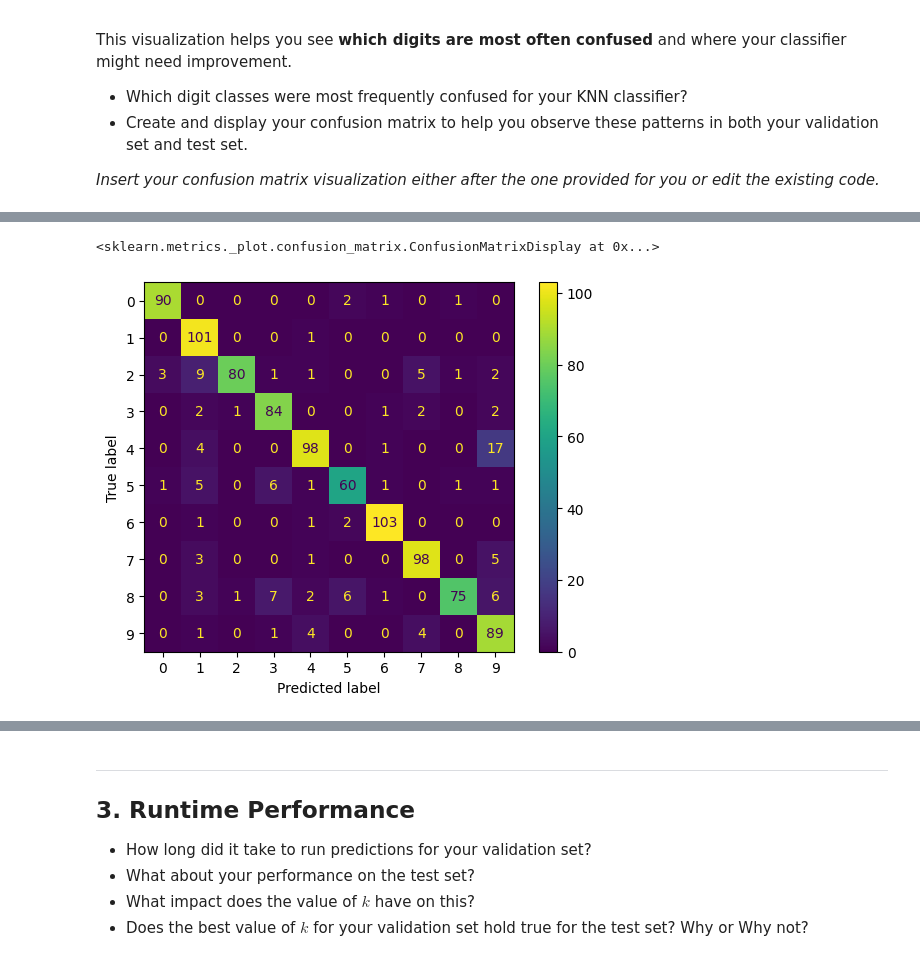
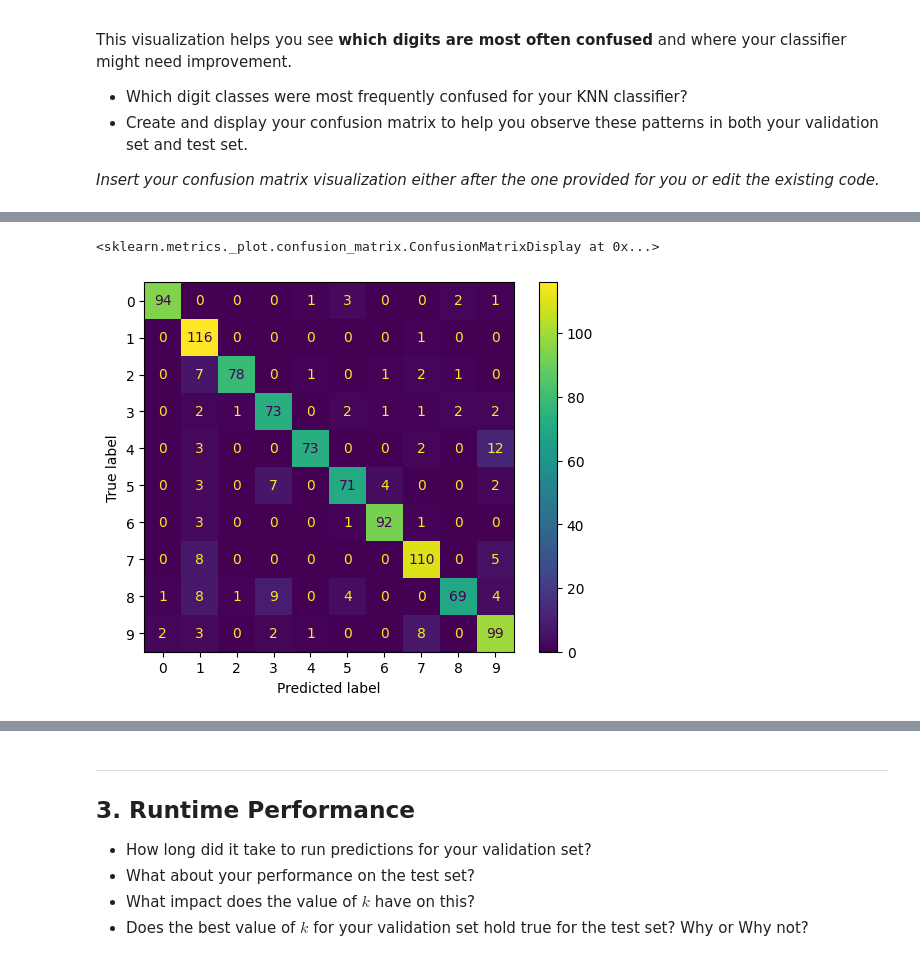
Before and after one commit to 7sr7/Intro-to-AI-HW2, a Jupyter notebook: Silvestre_Intro_to_AI_HW_2.ipynb, the cells around one changed output, grey strips where cells are left out. Cells and saved outputs as stored; diff of their text form; code cells hidden in the pictures.

```diff
--- a/Silvestre_Intro_to_AI_HW_2.ipynb
+++ b/Silvestre_Intro_to_AI_HW_2.ipynb
@@ -308,9 +309,9 @@ for k in kVals:
   # thus, i limited the data to the first 1000 samples...
   # preds = knn_predictor(x_train_norm, y_train, x_val_norm, k)
 
-  preds = knn_predictor(x_train_flattened_norm[:1000], y_train[:1000], x_val_flattened_norm[:1000], k)
+  predsVal = knn_predictor(x_train_flattened_norm[:1000], y_train[:1000], x_val_flattened_norm[:1000], k)
 
-  correct = (preds == y_val[:1000])
+  correct = (predsVal == y_val[:1000])
   accuracy = np.mean(correct)
   accuracies[k] = accuracy
 
@@ -566,20 +573,19 @@ from the confusion matrix shown below, we observe that:
 # %%
-# Example: confusion matrix demonstration with dummy data
-
+# for the vaidation set...
 from sklearn.metrics import confusion_matrix, ConfusionMatrixDisplay
 
 # Dummy true labels and predictions
 # y_ground_truth = np.array([0, 1, 2, 2, 1, 0])
-y_ground_truth = y_test
+y_ground_truth = y_val
 # y_predictions = np.array([0, 2, 2, 2, 1, 0])
-y_predictions = preds
+y_predictions = predsVal
 
 # Compute confusion matrix
 cm_example = confusion_matrix(y_ground_truth, y_predictions)
 
 # Plot Confusion Matrix
 cm_plot = ConfusionMatrixDisplay(confusion_matrix=cm_example)
 cm_plot.plot()
 # %% [output]
 <sklearn.metrics._plot.confusion_matrix.ConfusionMatrixDisplay at 0x...>
-[figure, old version]
+[figure, new version]
```
Also changed, not shown: parts of 22 cells of this notebook.
